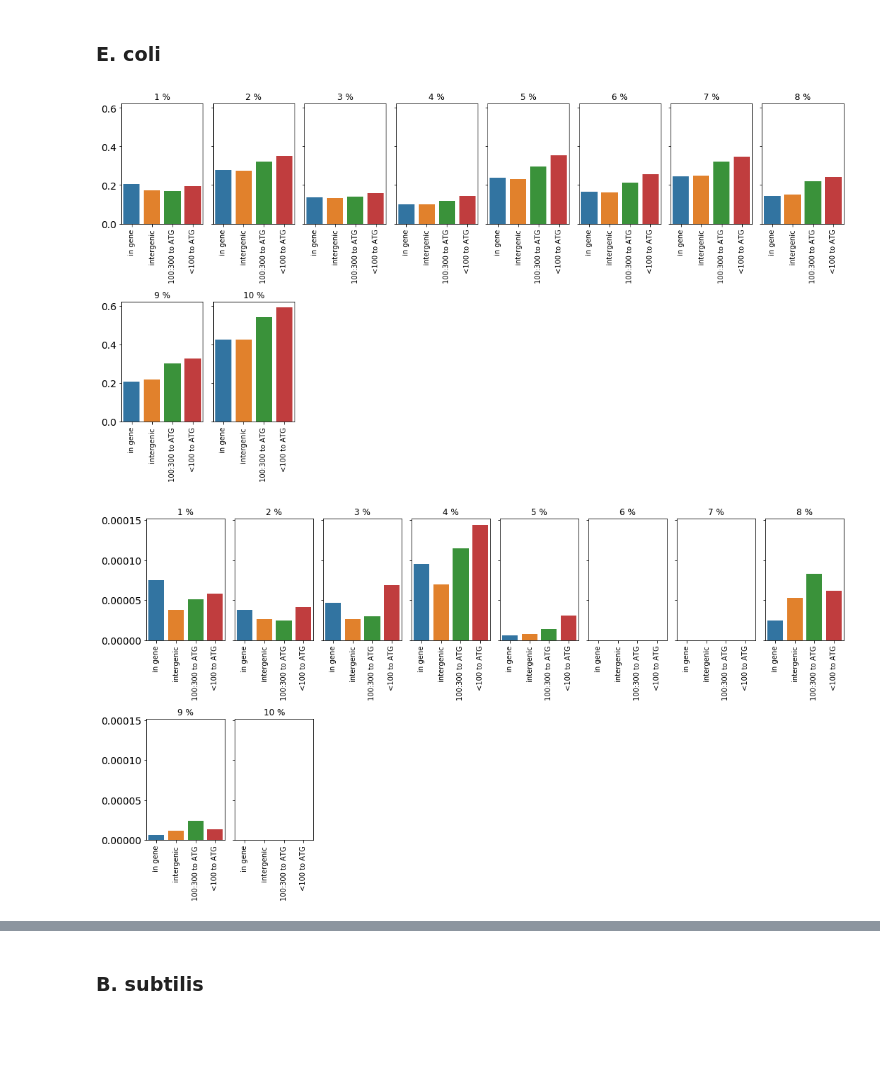
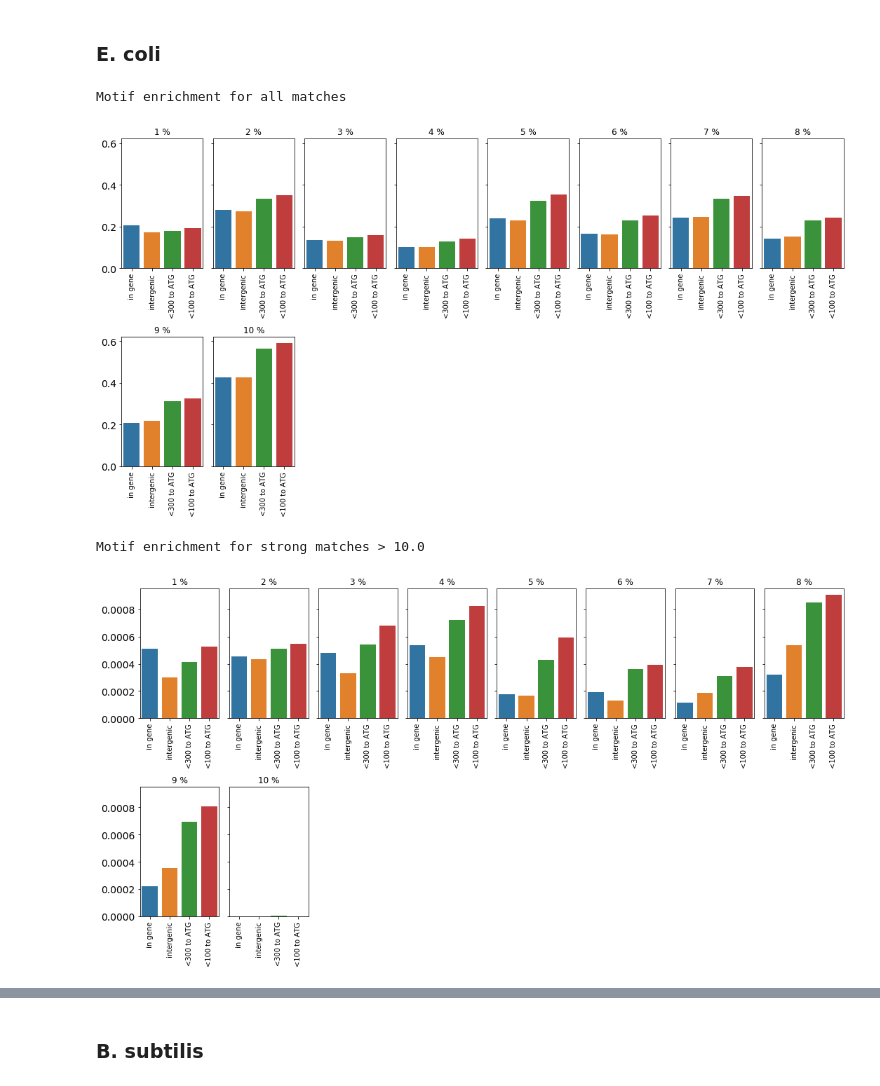
Before and after one commit to erinhwilson/promoter-id-from-rnaseq, a Jupyter notebook: tutorials/compare_consensus_predictions.ipynb, the cells around one changed output, grey strips where cells are left out. Saved outputs shown, nothing was run; the diff lists cells and outputs as text; code cells hidden in the pictures; blank space fills up the shorter version.

```diff
--- a/tutorials/compare_consensus_predictions.ipynb
+++ b/tutorials/compare_consensus_predictions.ipynb
@@ -259,8 +110,8 @@ Building 6 category dfs
 # %%
-ec_match_file = "med1-10_all_motif_match_df.tsv"
+ec_match_file = "../ecoli_out/ecoli1-10_all_motif_match_df.tsv"
 ec_motif_dict, \
 ec_all_motif_match_cat_df, \
-ec_all_top_motif_match_cat_df = reload_match_df_info(ec_match_file,ec_f_dict,ec_gbFile)
+ec_all_top_motif_match_cat_df = cu.reload_match_df_info(ec_match_file,ec_f_dict,ec_gbFile, threshold=10)
 # %% [output]
 reloading match file...
 reloading baseline info...
@@ -348,6 +240,6 @@ g5_all_top_motif_match_cat_df = compare_consensus_motifs(g5_f_dict,g5_gbFile,thr
 # %%
-ec_motif_dict, \
-ec_all_hex_df, \
-ec_all_motif_match_df, \
-ec_all_motif_match_cat_df, \
-ec_all_top_motif_match_cat_df = compare_consensus_motifs(ec_f_dict,ec_gbFile,threshold=12)
+# ec_motif_dict, \
+# ec_all_hex_df, \
+# ec_all_motif_match_df, \
+# ec_all_motif_match_cat_df, \
+# ec_all_top_motif_match_cat_df = cu.compare_consensus_motifs(ec_f_dict,ec_gbFile,threshold=10) #threshold=10
@@ -400,10 +366,16 @@ compare_genome_cat_enrichment(g5_all_top_motif_match_cat_df)
 # %% [markdown]
 ### E. coli
+# %%
+# all pssm matches
+print("Motif enrichment for all matches")
+cu.compare_genome_cat_enrichment(ec_all_motif_match_cat_df)
+# %% [output]
+Motif enrichment for all matches
+[figure, added]
 # %%
-# all pssm matches
-compare_genome_cat_enrichment(ec_all_motif_match_cat_df)
-# high scoring pssm above 12
-compare_genome_cat_enrichment(ec_all_top_motif_match_cat_df)
+print("Motif enrichment for strong matches > 10.0")
+# high scoring pssm above 10
+cu.compare_genome_cat_enrichment(ec_all_top_motif_match_cat_df)
 # %% [output]
+Motif enrichment for strong matches > 10.0
-[figure, old version]
+[figure, new version]
-[figure, removed]
```
Also changed, not shown: parts of 69 cells of this notebook, 1 other file.
